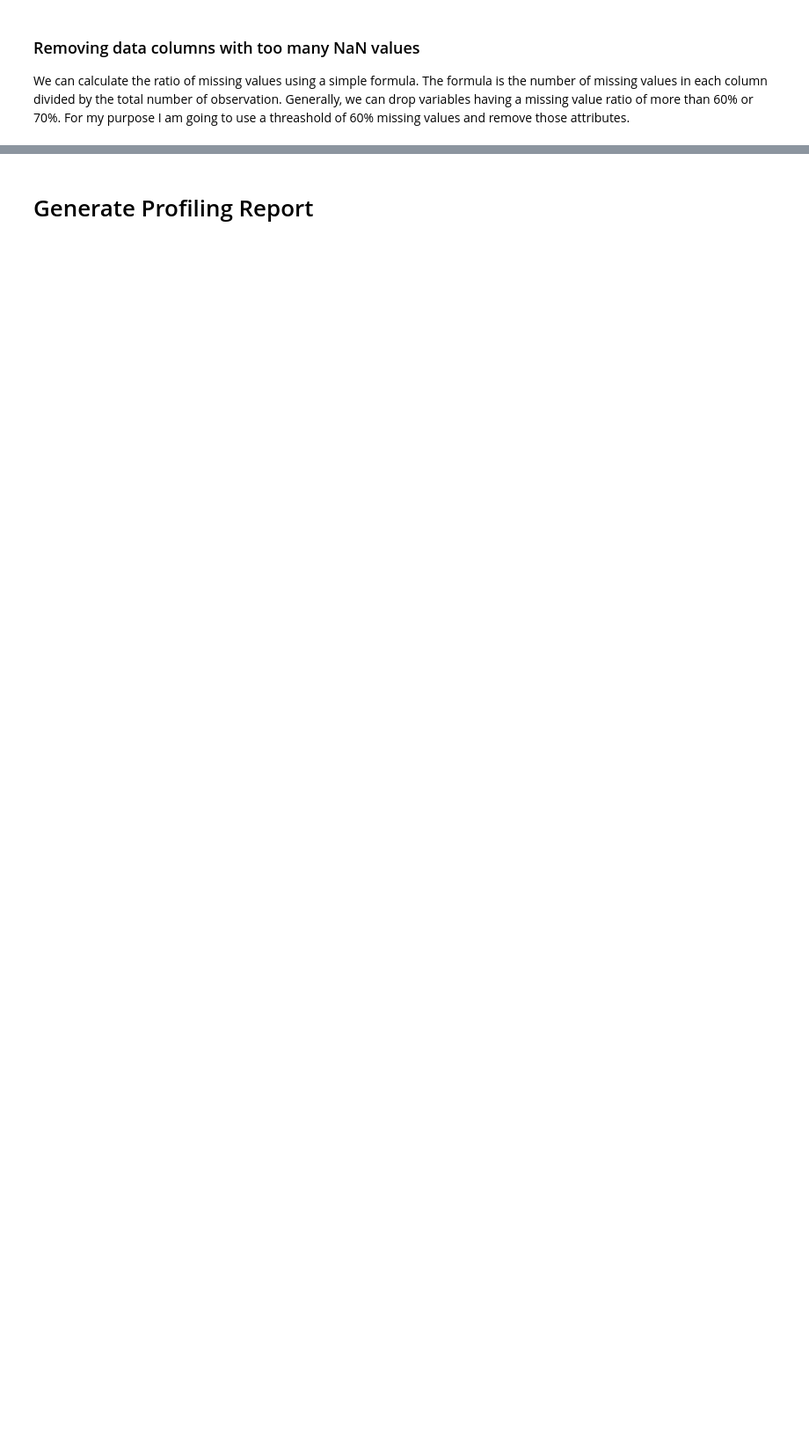
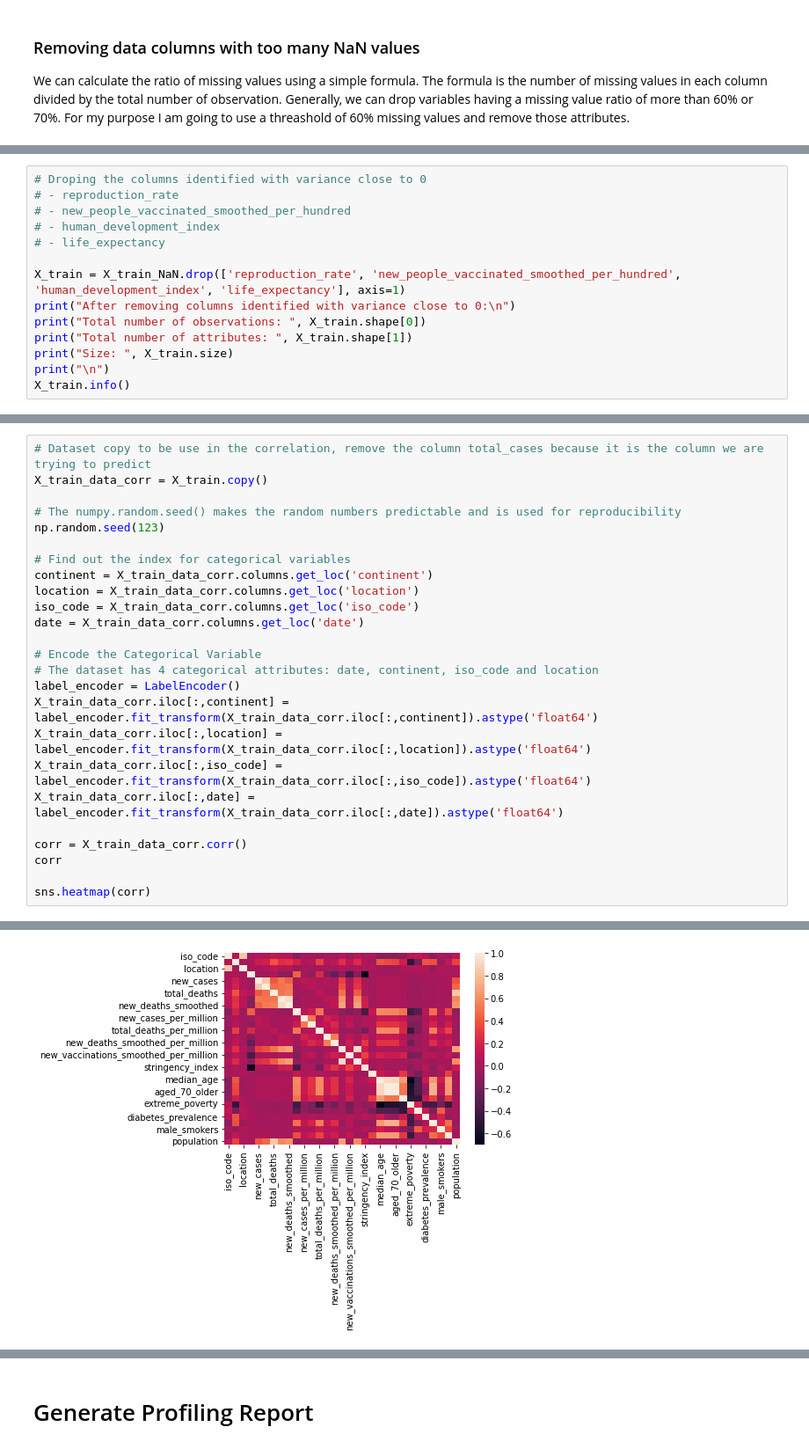
Before and after one commit to aamadorc/CIND820, a Jupyter notebook: CIND820_EDA.ipynb, the cells around one changed output, grey strips where cells are left out. Shown at 88% size. Cells and saved outputs as stored; diff of their text form; blank space fills up the shorter version.

```diff
--- a/CIND820_EDA.ipynb
+++ b/CIND820_EDA.ipynb
@@ -512,0 +662,14 @@ plt.show();
+# %%
+# Droping the columns identified with variance close to 0
+# - reproduction_rate
+# - new_people_vaccinated_smoothed_per_hundred
+# - human_development_index
+# - life_expectancy
+
+X_train = X_train_NaN.drop(['reproduction_rate', 'new_people_vaccinated_smoothed_per_hundred', 'human_development_index', 'life_expectancy'], axis=1)
+print("After removing columns identified with variance close to 0:\n")
+print("Total number of observations: ", X_train.shape[0])
+print("Total number of attributes: ", X_train.shape[1])
+print("Size: ", X_train.size)
+print("\n")
+X_train.info()
@@ -512,0 +720,26 @@ plt.show();
+# %%
+# Dataset copy to be use in the correlation, remove the column total_cases because it is the column we are trying to predict
+X_train_data_corr = X_train.copy()
+
+# The numpy.random.seed() makes the random numbers predictable and is used for reproducibility
+np.random.seed(123)
+
+# Find out the index for categorical variables
+continent = X_train_data_corr.columns.get_loc('continent')
+location = X_train_data_corr.columns.get_loc('location')
+iso_code = X_train_data_corr.columns.get_loc('iso_code')
+date = X_train_data_corr.columns.get_loc('date')
+
+# Encode the Categorical Variable
+# The dataset has 4 categorical attributes: date, continent, iso_code and location
+label_encoder = LabelEncoder()
+X_train_data_corr.iloc[:,continent] = label_encoder.fit_transform(X_train_data_corr.iloc[:,continent]).astype('float64')
+X_train_data_corr.iloc[:,location] = label_encoder.fit_transform(X_train_data_corr.iloc[:,location]).astype('float64')
+X_train_data_corr.iloc[:,iso_code] = label_encoder.fit_transform(X_train_data_corr.iloc[:,iso_code]).astype('float64')
+X_train_data_corr.iloc[:,date] = label_encoder.fit_transform(X_train_data_corr.iloc[:,date]).astype('float64')
+
+corr = X_train_data_corr.corr()
+corr
+
+sns.heatmap(corr)
+# %% [output]
@@ -512,0 +765 @@ plt.show();
+[figure, added]
```
Also changed, not shown: parts of 77 cells of this notebook.
